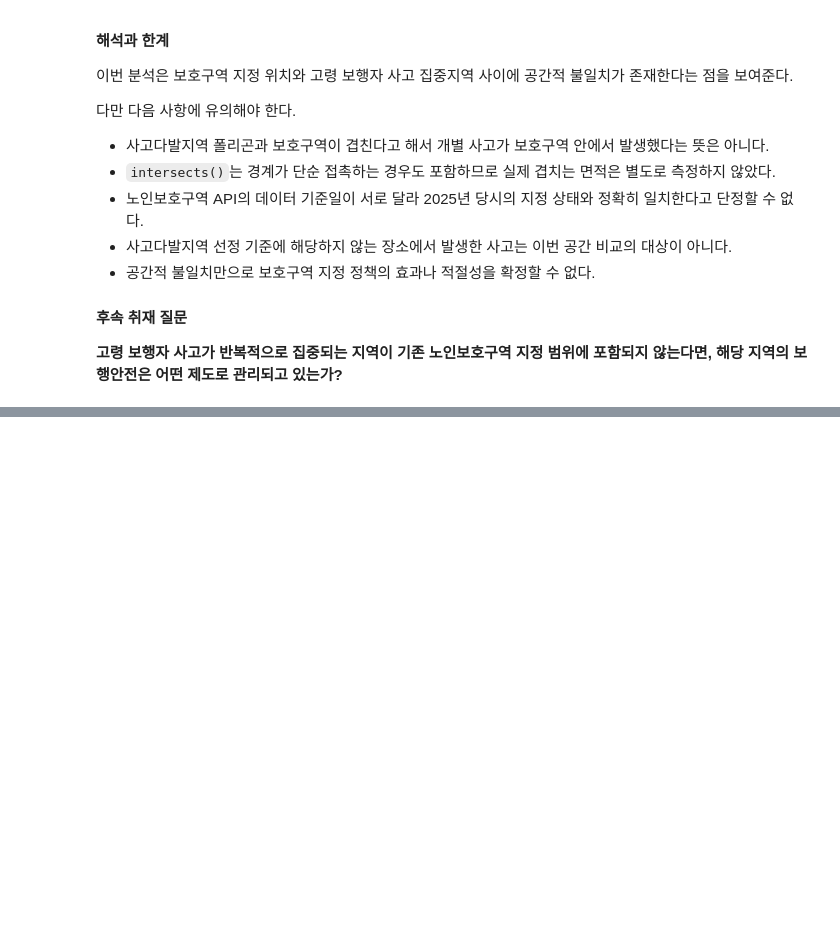
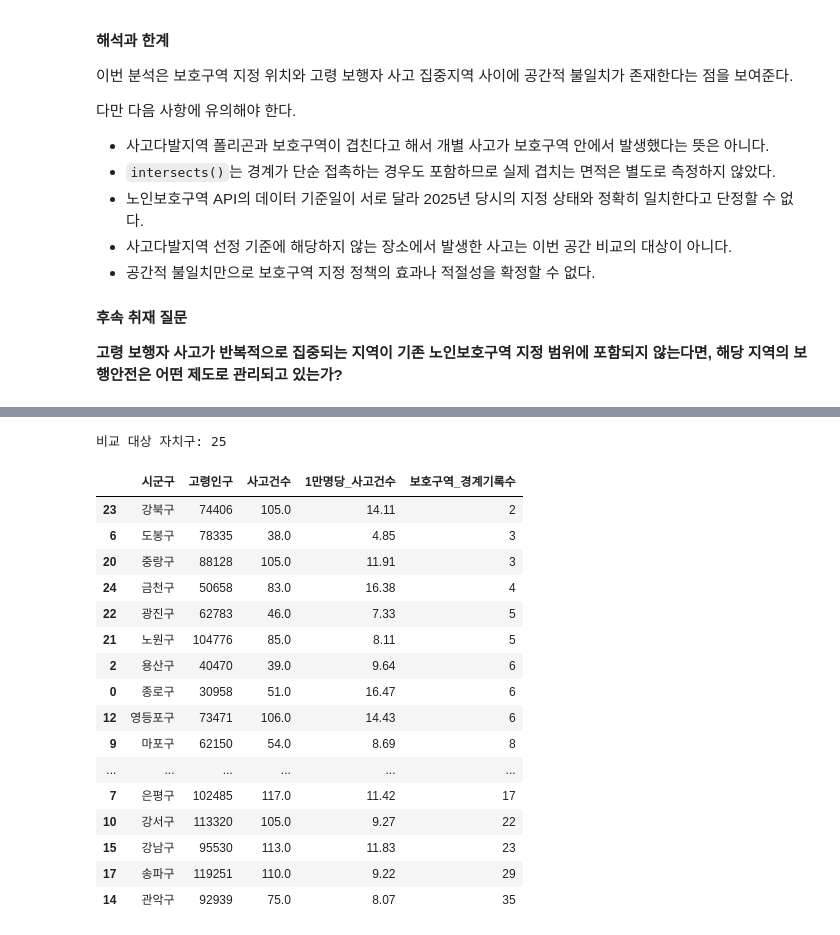
Before and after one commit to csy04x2/elder_accident, a Jupyter notebook: analysis.ipynb, the cells around one changed output, grey strips where cells are left out. Drawn from its saved outputs; the diff is of its cells as text; code cells hidden in the pictures; blank space fills up the shorter version.

```diff
--- a/analysis.ipynb
+++ b/analysis.ipynb
@@ -1441,0 +1513,59 @@ Python의 `shapely`를 활용해 두 공간 경계가 서로 겹치거나 접촉
+# %%
+
+from urllib.parse import quote
+
+# GitHub에 저장된 노인보호구역 데이터 읽기
+zone_url = base_url + quote("서울_노인보호구역_API.csv")
+seoul_zones = pd.read_csv(zone_url)
+
+# 자치구별 노인보호구역 경계 기록 수
+zone_counts = (
+    seoul_zones.groupby('SGG_NM')
+    .size()
+    .reset_index(name='보호구역_경계기록수')
+)
+
+# 기존 사고 통계와 결합
+zone_compare = merged[
+    ['시군구', '고령인구', '사고건수', '1만명당_사고건수']
+].merge(
+    zone_counts,
+    left_on='시군구',
+    right_on='SGG_NM',
+    how='left'
+)
+
+zone_compare = zone_compare.drop(columns='SGG_NM')
+zone_compare['보호구역_경계기록수'] = (
+    zone_compare['보호구역_경계기록수']
+    .fillna(0)
+    .astype(int)
+)
+
+# 보호구역 경계 기록이 적은 순서로 정렬
+zone_compare = zone_compare.sort_values(
+    '보호구역_경계기록수'
+)
+
+print("비교 대상 자치구:", len(zone_compare))
+
+display(zone_compare.round({'1만명당_사고건수': 2}))
+# %% [output]
+비교 대상 자치구: 25
+|  | 시군구 | 고령인구 | 사고건수 | 1만명당_사고건수 | 보호구역_경계기록수 |
+| 23 | 강북구 | 74406 | 105.0 | 14.11 | 2 |
+| 6 | 도봉구 | 78335 | 38.0 | 4.85 | 3 |
+| 20 | 중랑구 | 88128 | 105.0 | 11.91 | 3 |
+| 24 | 금천구 | 50658 | 83.0 | 16.38 | 4 |
+| 22 | 광진구 | 62783 | 46.0 | 7.33 | 5 |
+| 21 | 노원구 | 104776 | 85.0 | 8.11 | 5 |
+| 2 | 용산구 | 40470 | 39.0 | 9.64 | 6 |
+| 0 | 종로구 | 30958 | 51.0 | 16.47 | 6 |
+| 12 | 영등포구 | 73471 | 106.0 | 14.43 | 6 |
+| 9 | 마포구 | 62150 | 54.0 | 8.69 | 8 |
+| ... | ... | ... | ... | ... | ... |
+| 7 | 은평구 | 102485 | 117.0 | 11.42 | 17 |
+| 10 | 강서구 | 113320 | 105.0 | 9.27 | 22 |
+| 15 | 강남구 | 95530 | 113.0 | 11.83 | 23 |
+| 17 | 송파구 | 119251 | 110.0 | 9.22 | 29 |
+| 14 | 관악구 | 92939 | 75.0 | 8.07 | 35 |
```
Also changed, not shown: parts of 14 cells of this notebook, 1 other file.
